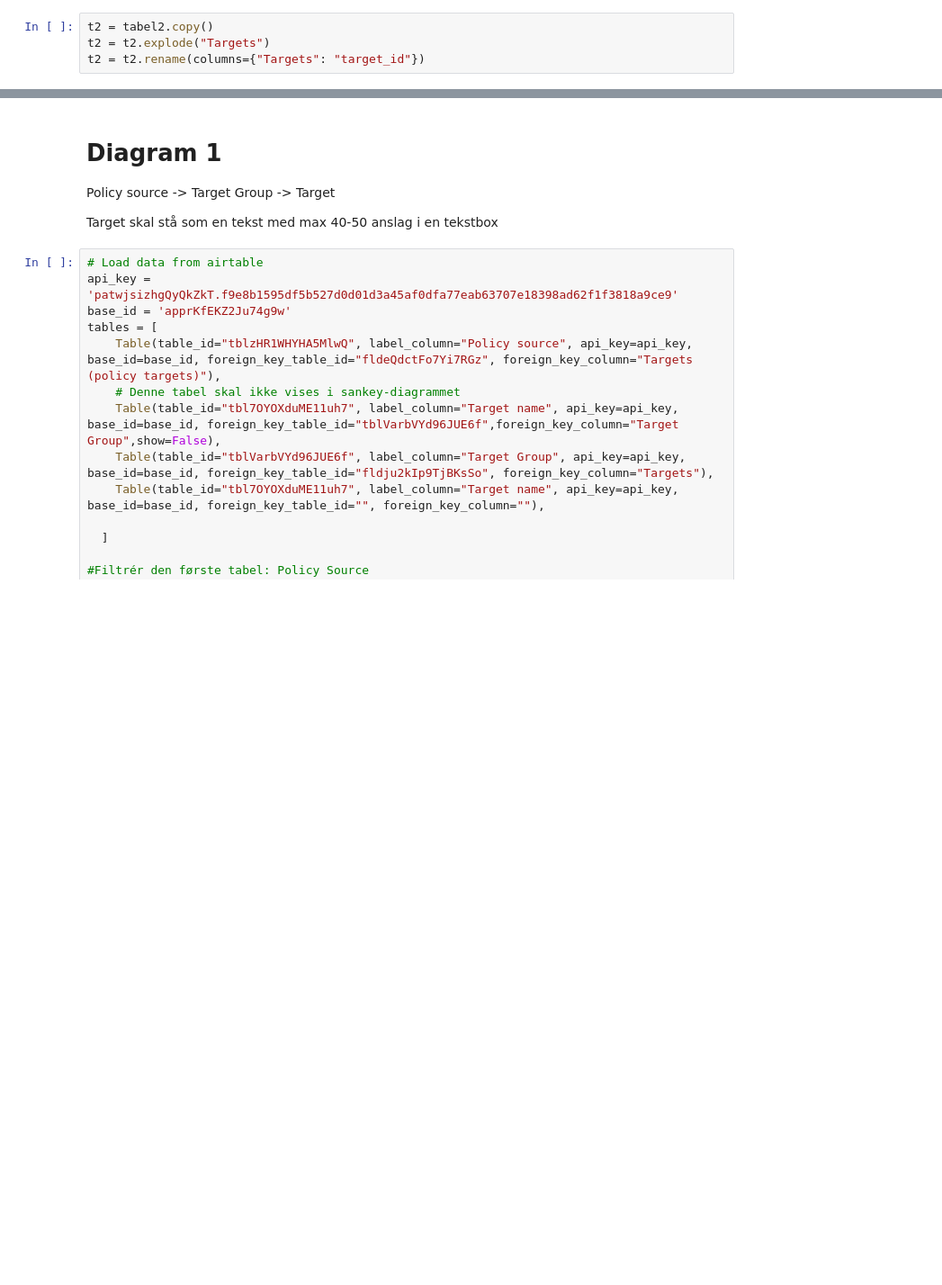
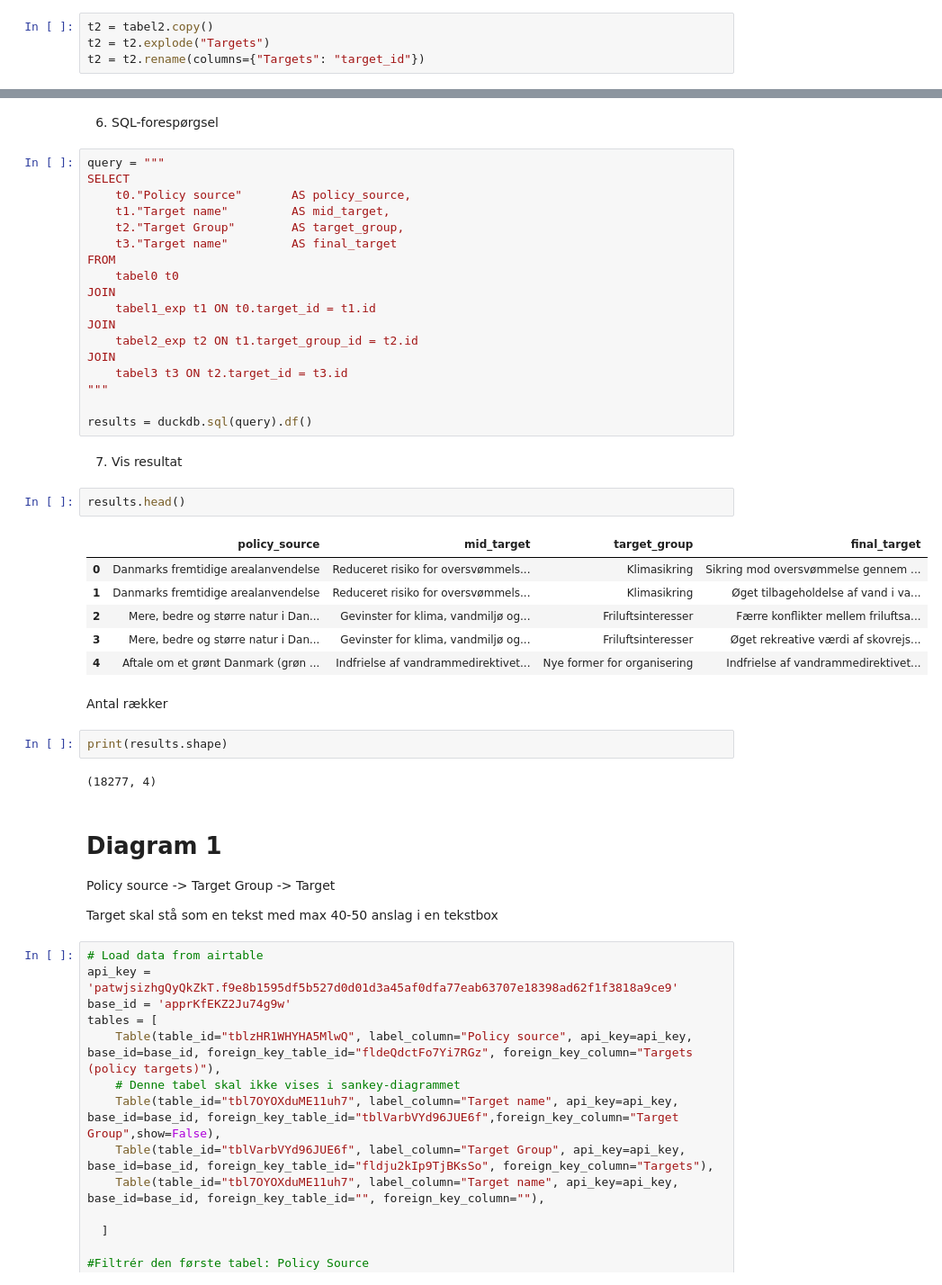
Before and after one commit to Esbern/Sankey-diagrams, a Jupyter notebook: genneral sankey.ipynb, the cells around one changed output, grey strips where cells are left out. Shown at 90% size. Cells and saved outputs as stored; diff of their text form; blank space fills up the shorter version.

Commit message:
Samlet tabel kode

```diff
--- a/genneral sankey.ipynb
+++ b/genneral sankey.ipynb
@@ -291,3 +220,40 @@ JOIN tabel3 t3 ON t2.target_id = t3.id
+# %% [markdown]
+6. SQL-forespørgsel
+# %%
+query = """
+SELECT
+    t0."Policy source"       AS policy_source,
+    t1."Target name"         AS mid_target,
+    t2."Target Group"        AS target_group,
+    t3."Target name"         AS final_target
+FROM
+    tabel0 t0
+JOIN
+    tabel1_exp t1 ON t0.target_id = t1.id
+JOIN
+    tabel2_exp t2 ON t1.target_group_id = t2.id
+JOIN
+    tabel3 t3 ON t2.target_id = t3.id
+"""
+
+results = duckdb.sql(query).df()
+# %% [markdown]
+7. Vis resultat
+# %%
+results.head()
+# %% [output]
+|  | policy_source | mid_target | target_group | final_target |
+| 0 | Danmarks fremtidige arealanvendelse | Reduceret risiko for oversvømmels... | Klimasikring | Sikring mod oversvømmelse gennem ... |
+| 1 | Danmarks fremtidige arealanvendelse | Reduceret risiko for oversvømmels... | Klimasikring | Øget tilbageholdelse af vand i va... |
+| 2 | Mere, bedre og større natur i Dan... | Gevinster for klima, vandmiljø og... | Friluftsinteresser | Færre konflikter mellem friluftsa... |
+| 3 | Mere, bedre og større natur i Dan... | Gevinster for klima, vandmiljø og... | Friluftsinteresser | Øget rekreative værdi af skovrejs... |
+| 4 | Aftale om et grønt Danmark (grøn ... | Indfrielse af vandrammedirektivet... | Nye former for organisering | Indfrielse af vandrammedirektivet... |
+# %% [markdown]
+Antal rækker
+# %%
+print(results.shape)
+# %% [output]
+(18277, 4)
 # %% [markdown]
 # Diagram 1
 Policy source -> Target Group -> Target
```
Also changed, not shown: parts of 24 cells of this notebook.
